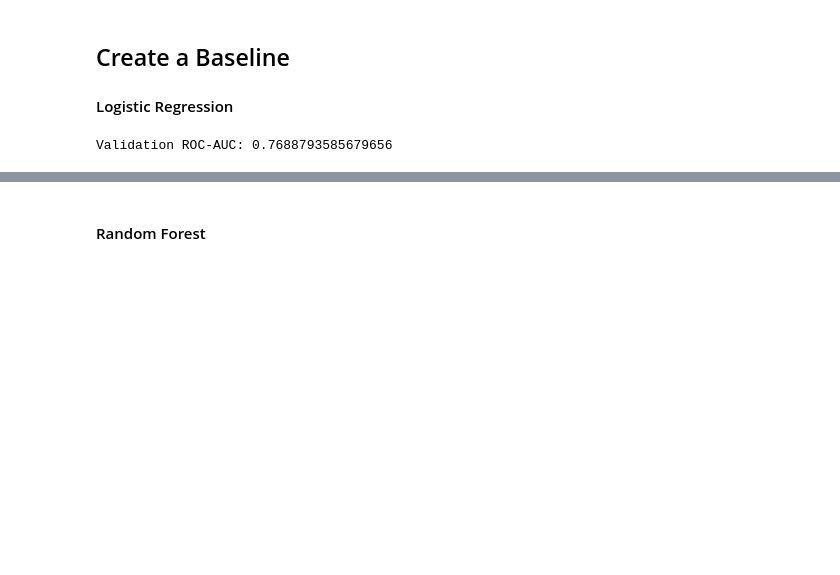
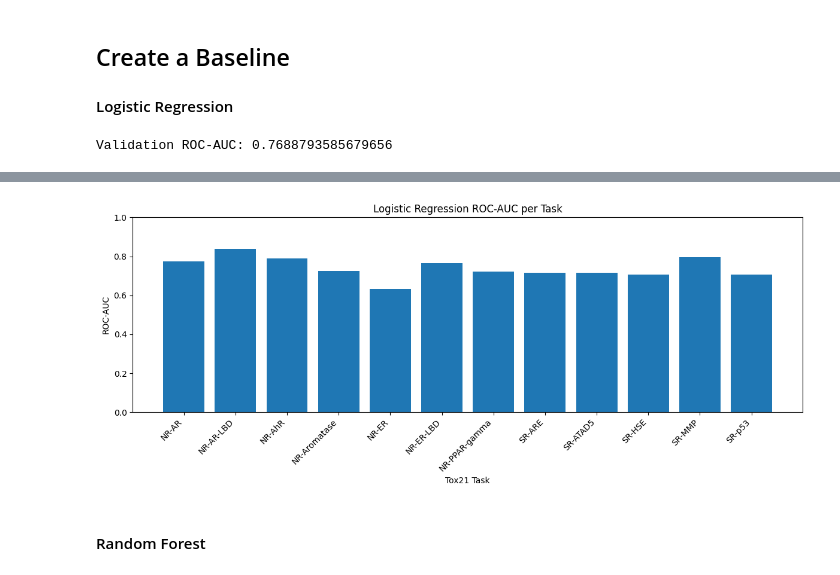
Before and after one commit to elisabethgrasia/toxicity-prediction, a Jupyter notebook: notebook/data_exploration.ipynb, the cells around one changed output, grey strips where cells are left out. Cells and saved outputs as stored; diff of their text form; code cells hidden in the pictures; blank space fills up the shorter version.

```diff
--- a/notebook/data_exploration.ipynb
+++ b/notebook/data_exploration.ipynb
@@ -107,7 +107,7 @@ Validation ROC-AUC: 0.7688793585679656
 # %%
 # using L2 regularization and class balancing
 
-model_L2 = LogisticRegression(max_iter=1000, C=0.1, penalty="l2", class_weight="balanced")
+model_L2 = LogisticRegression(max_iter=1000, C=0.02, penalty="l2", class_weight="balanced")
 
 model_L2.fit(X_train[train_mask], y_train[train_mask])
 
@@ -120,0 +121,22 @@ Validation ROC-AUC after L2 regularization and class balancing: 0.76887935856796
+# %%
+C_values = [0.05, 0.1, 0.2, 0.3]
+
+results = []
+
+for C in C_values:
+    model = LogisticRegression(
+        C=C,
+        penalty="l2",
+        class_weight="balanced",
+        max_iter=2000
+    )
+    # fit/evaluate here
+
+    model.fit(X_train[train_mask], y_train[train_mask])
+
+    pred = model.predict_proba(X_valid[valid_mask])[:,1]
+
+    auc = roc_auc_score(y_valid[valid_mask], pred)
+    results.append(auc)
+
+results
@@ -121,3 +190,17 @@ Validation ROC-AUC after L2 regularization and class balancing: 0.76887935856796
+# %%
+import matplotlib.pyplot as plt
+
+plt.figure(figsize=(12, 5))
+plt.bar(tasks, lr_scores)
+plt.xticks(rotation=45, ha="right")
+plt.ylabel("ROC-AUC")
+plt.xlabel("Tox21 Task")
+plt.title("Logistic Regression ROC-AUC per Task")
+plt.ylim(0.0, 1.0)
+plt.tight_layout()
+plt.show()
+# %% [output]
+[figure, added]
 # %% [markdown]
 #### Random Forest
 # %%
```
Also changed, not shown: parts of 26 cells of this notebook, 2 other files.
